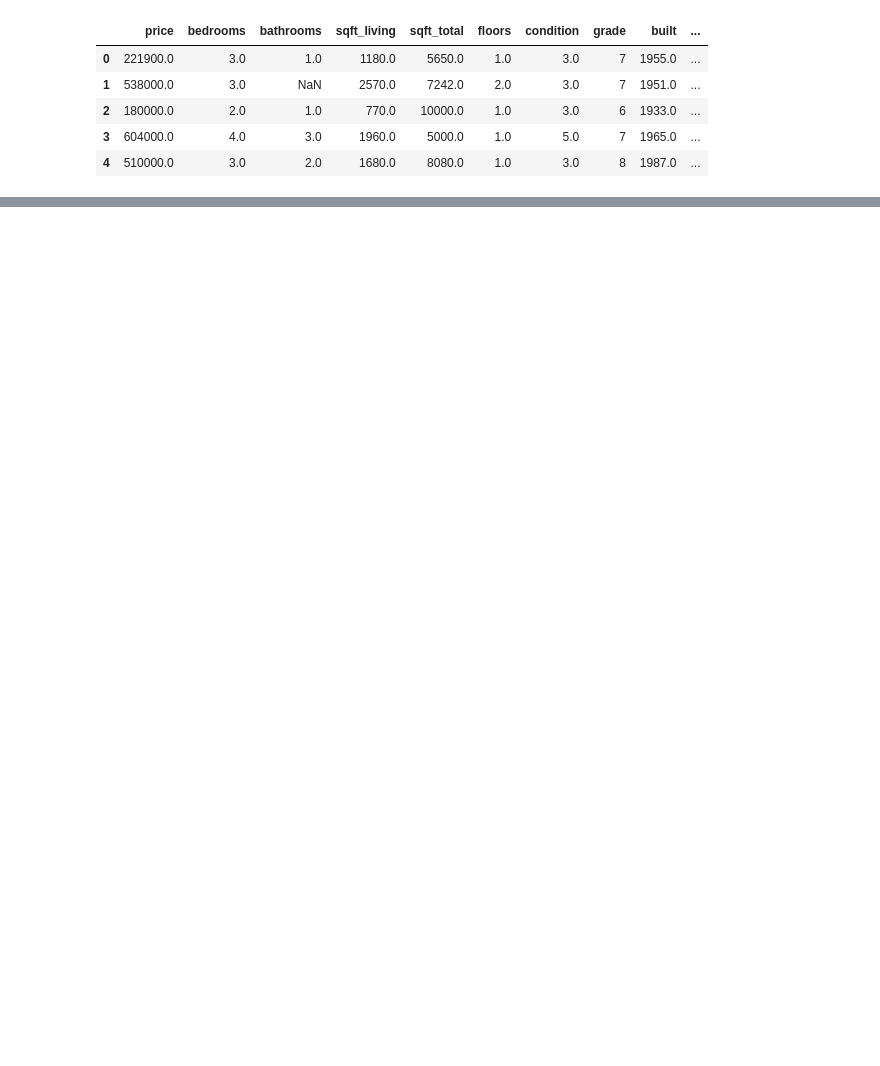
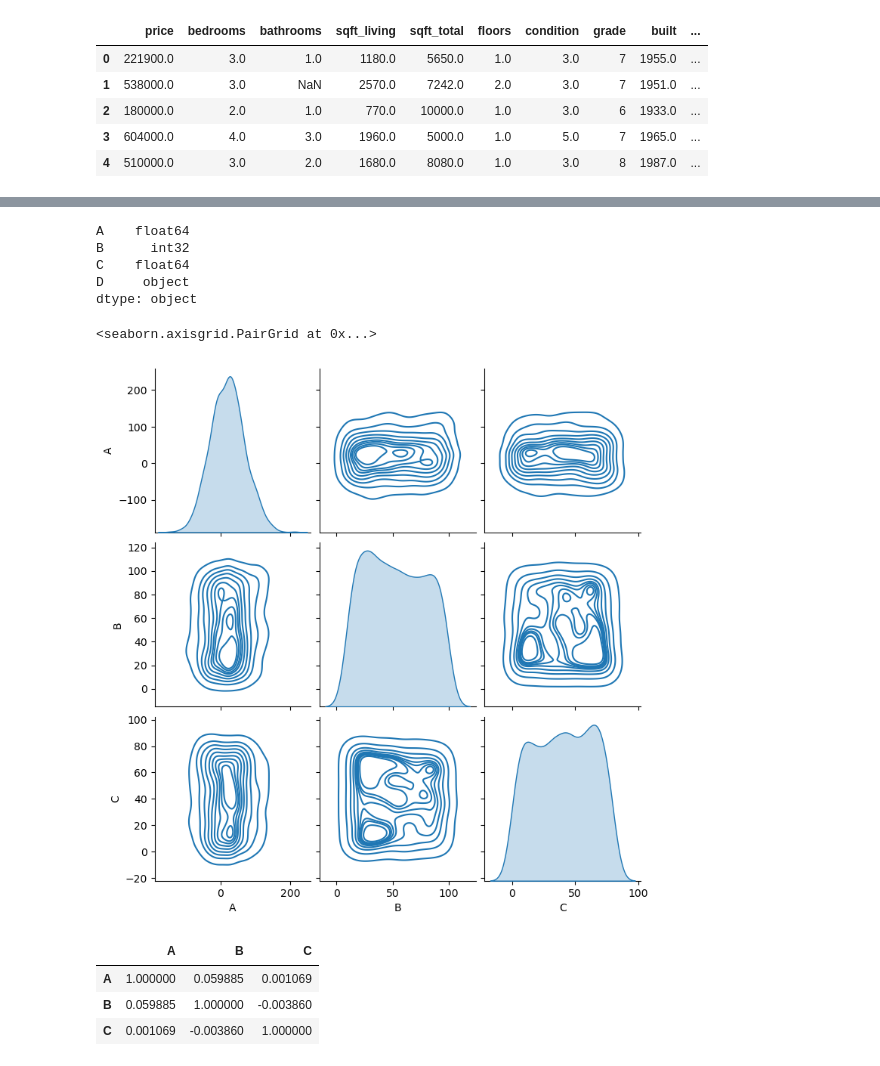
Before and after one commit to kimerajoseph/MSc_Data_Science, a Jupyter notebook: notes_March21.ipynb, the cells around one changed output, grey strips where cells are left out. Saved outputs shown, nothing was run; the diff lists cells and outputs as text; code cells hidden in the pictures; blank space fills up the shorter version.

```diff
--- a/notes_March21.ipynb
+++ b/notes_March21.ipynb
@@ -20,0 +22,29 @@ sns.pairplot(data)
+# %%
+np.random.seed(42)
+data = pd.DataFrame({
+    "A":np.random.normal(20,50,1000),
+    "B":np.random.randint(10,100,1000),
+    "C":np.random.uniform(0,80,1000),
+    "D":np.random.choice(["New","Refurbrished","used"],1000)
+})
+# %%
+data.dtypes
+# %% [output]
+A    float64
+B      int32
+C    float64
+D     object
+dtype: object
+# %%
+#sns.pairplot(data, hue="D", kind="kde")
+sns.pairplot(data, kind="kde")
+# %% [output]
+<seaborn.axisgrid.PairGrid at 0x...>
+[figure, added]
+# %%
+data.corr(numeric_only=True)
+# %% [output]
+|  | A | B | C |
+| A | 1.000000 | 0.059885 | 0.001069 |
+| B | 0.059885 | 1.000000 | -0.003860 |
+| C | 0.001069 | -0.003860 | 1.000000 |
```
Also changed, not shown: parts of 3 cells of this notebook, 5 other files.
